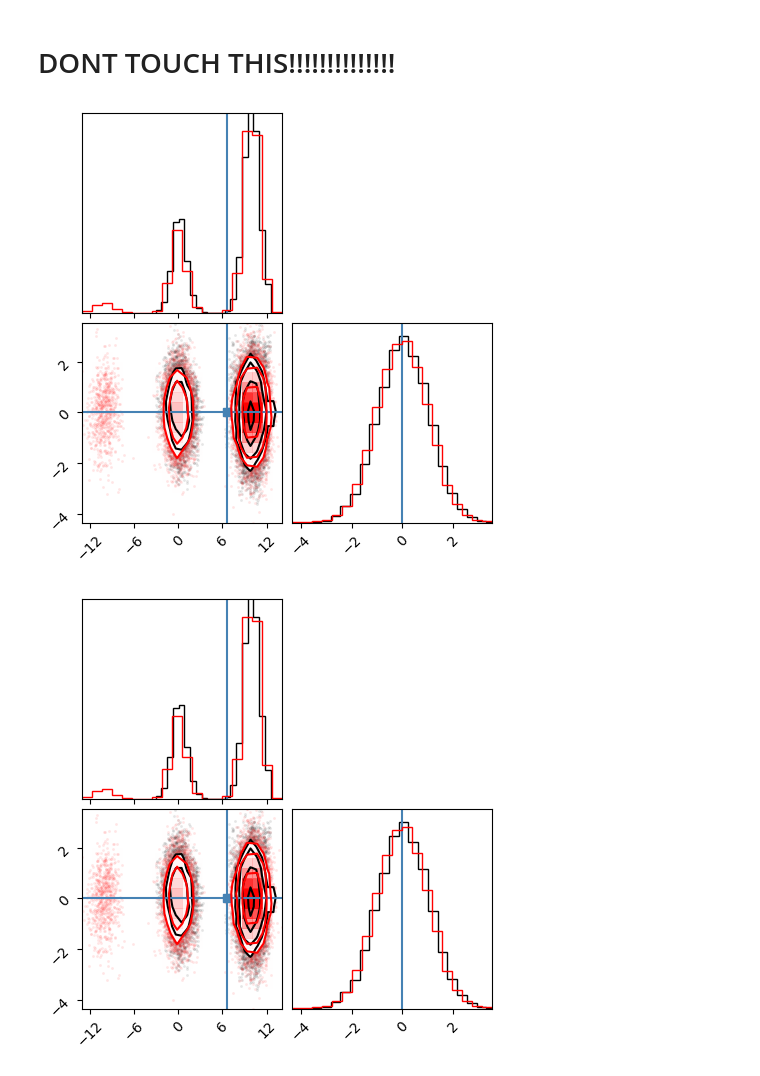
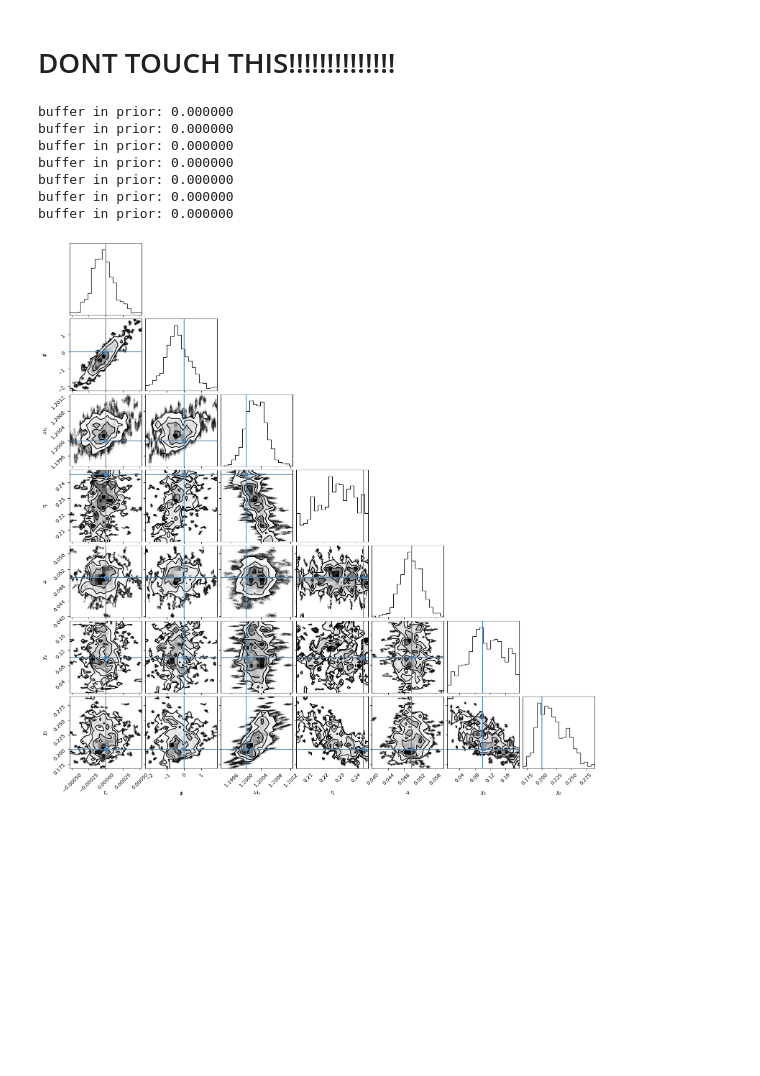
Before and after one commit to leviyevalex/sSVN_GW, a Jupyter notebook: notebooks/sampler_jax.ipynb, the cells around one changed output. Drawn from its saved outputs; the diff is of its cells as text; code cells hidden in the pictures; blank space fills up the shorter version.

```diff
--- a/notebooks/sampler_jax.ipynb
+++ b/notebooks/sampler_jax.ipynb
@@ -78,7 +78,7 @@ print('n_bins=%i' % model.n_bins)
 from models.taylorf2_spin import taylorf2
 ### SPIN ###
 # Emulation of a binary neutron star system
-injection = jnp.array([0, 0, 1.2, 0.245, 0.05, 0.0, 0.0])
+injection = jnp.array([0, 0, 1.2, 0.245, 0.05, 0.1, 0.2])
 
 priorDict = {}
 priorDict[0] = injection[0] + jnp.array([-0.001, 0.001])
@@ -356,7 +355,8 @@ def ula_kernel(key, param, log_post, grad_log_post, dt, iteration, stride=1):
     Y, V_Y, gmlpt_Y = reparameterization(param, V_X, paramGrad, model.lower_bound, model.upper_bound)
 
     # Perform jumps in unbounded domain
-    jumps = jax.lax.cond(jnp.mod(iteration, stride) == 0, lambda: batched_birth_death(key, Y, V_Y, dt * stride, h=0.1), lambda: jnp.arange(param.shape[0]))
+    jumps = jax.lax.cond(jnp.mod(iteration, stride) == 0, lambda: batched_birth_death(key, Y, V_Y, dt * stride, h=0.001), lambda: jnp.arange(param.shape[0]))
+    # jumps = batched_birth_death(key, Y, V_Y, dt * stride, h=0.01)
     # jumps = jnp.arange(param.shape[0])
 
     # Perform update in unbounded domain
@@ -384,25 +384,34 @@ def ula_sampler_full_jax_jit(key, log_post, grad_log_post, n_iter, dt, x_0):
     return samples
 # %%
 # Without birth death process:
-n_iter = 20000
-n_particles = 100
-eps = 1e-3
+n_iter = 200000
+n_particles = 300
+eps = 2e-5
 
 X0 = model._newDrawFromPrior(n_particles)
 key = jax.random.PRNGKey(0)
 
 # Run sampler
-# sam = ula_sampler_full_jax_jit(key, jax.vmap(model.potential_single), jax.vmap(model.gradient_potential_single), n_iter, eps, X0)
+sam = ula_sampler_full_jax_jit(key, jax.vmap(model.potential_single), jax.vmap(model.gradient_potential_single), n_iter, eps, X0)
 # sam = ula_sampler_full_jax_jit(key, model.getMinusLogPosterior_ensemble, model.getGradientMinusLogPosterior_ensemble, n_iter, eps, X0)
 
 # For mixture of Gaussian model
-sam = ula_sampler_full_jax_jit(key, jax.vmap(model.potential), jax.vmap(jax.jacfwd(model.potential)), n_iter, eps, X0)
+# sam = ula_sampler_full_jax_jit(key, jax.vmap(model.potential), jax.vmap(jax.jacfwd(model.potential)), n_iter, eps, X0)
+# %% [output]
+buffer in prior: 0.000000
+buffer in prior: 0.000000
+buffer in prior: 0.000000
+buffer in prior: 0.000000
+buffer in prior: 0.000000
+buffer in prior: 0.000000
+buffer in prior: 0.000000
 # %%
 reshaped_matrix = sam.reshape((n_iter * n_particles, model.DoF))
-fig = corner.corner(reshaped_matrix[-20000:], hist_kwargs={'density':True}, truths=jnp.mean(bounded_iid_samples, axis=0)) # For rosenbrock
-corner.corner(bounded_iid_samples[-20000:], color='r', fig=fig, hist_kwargs={'density':True})
+# fig = corner.corner(reshaped_matrix[-20000:], hist_kwargs={'density':True}, truths=jnp.mean(bounded_iid_samples, axis=0)) # For rosenbrock
+# fig = corner.corner(np.array(reshaped_matrix[-60000:]), hist_kwargs={'density':True}, truths=jnp.mean(bounded_iid_samples, axis=0)) # For rosenbrock
+# corner.corner(bounded_iid_samples[-20000:], color='r', fig=fig, hist_kwargs={'density':True})
+fig = corner.corner(np.array(reshaped_matrix[-100000:]), hist_kwargs={'density':True}, labels=model.index_label, truths=injection) # For taylorf2
 # %% [output]
-[figure, old version]
+[figure, new version]
-[figure, removed]
 # %%
 corner.corner(model._newDrawFromPrior(20000))
```
Also changed, not shown: parts of 3 cells of this notebook, 1 other file.
